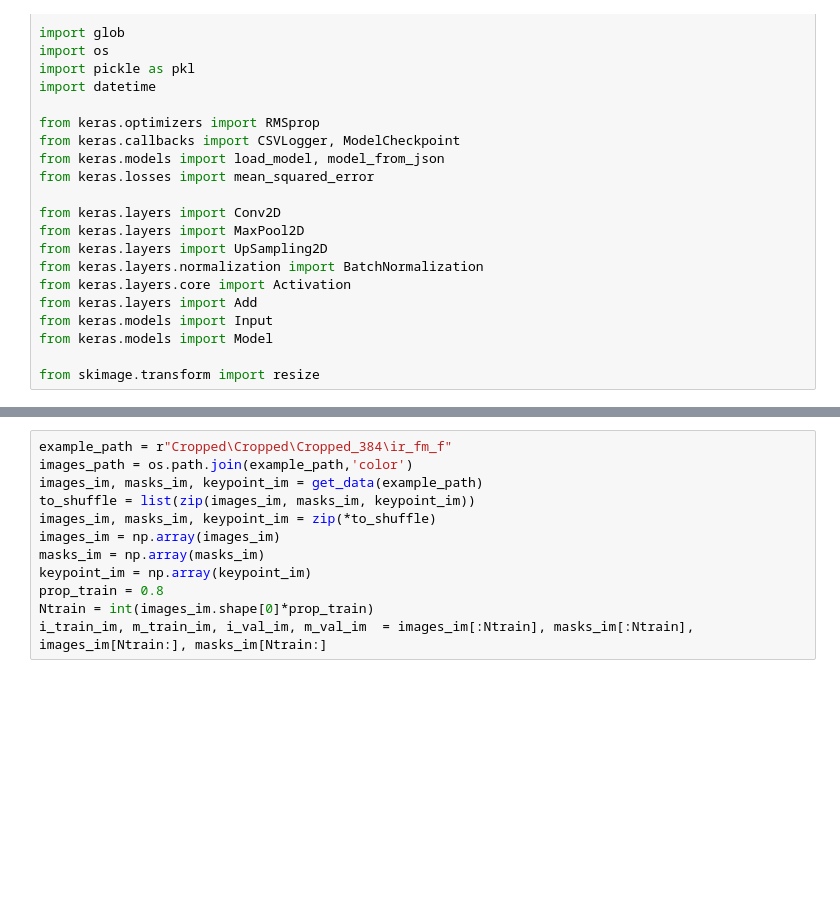
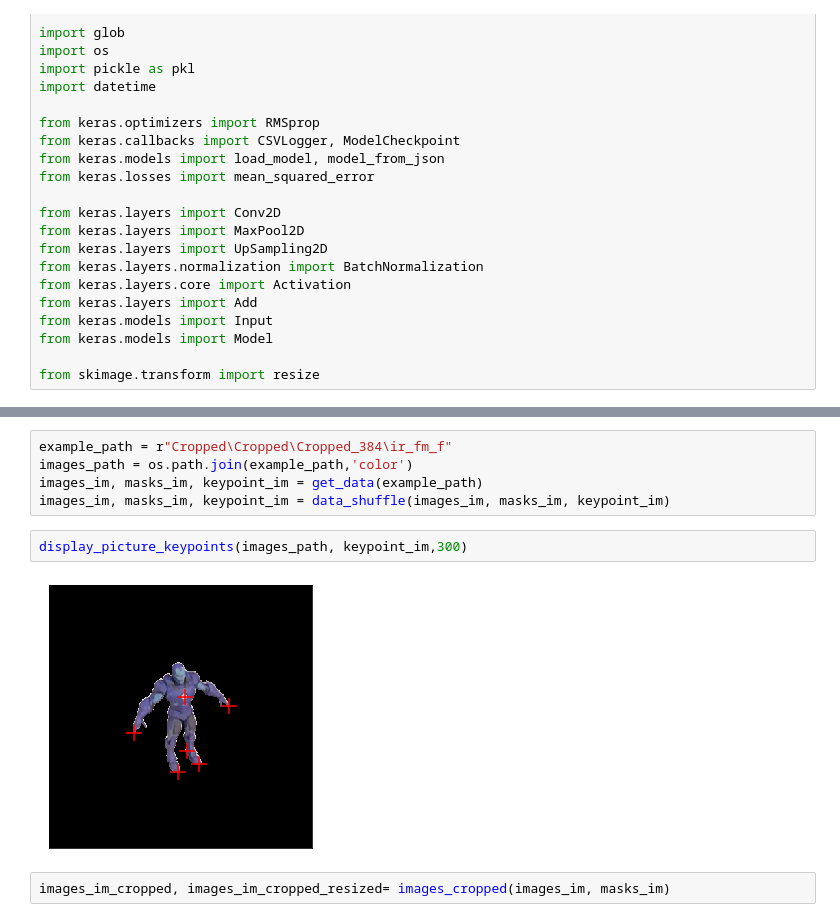
Before and after one commit to smastein/UM--projekt, a Jupyter notebook: Untitled.ipynb, the cells around one changed output, grey strips where cells are left out. Saved outputs shown, nothing was run; the diff lists cells and outputs as text; blank space fills up the shorter version.

```diff
--- a/Untitled.ipynb
+++ b/Untitled.ipynb
@@ -63,12 +265,11 @@ def gaussian_k(x0,y0,sigma, width, height):
 example_path = r"Cropped\Cropped\Cropped_384\ir_fm_f"
 images_path = os.path.join(example_path,'color')
 images_im, masks_im, keypoint_im = get_data(example_path)
-to_shuffle = list(zip(images_im, masks_im, keypoint_im))
-images_im, masks_im, keypoint_im = zip(*to_shuffle)
-images_im = np.array(images_im)
-masks_im = np.array(masks_im)
-keypoint_im = np.array(keypoint_im)
-prop_train = 0.8
-Ntrain = int(images_im.shape[0]*prop_train)
-i_train_im, m_train_im, i_val_im, m_val_im  = images_im[:Ntrain], masks_im[:Ntrain], images_im[Ntrain:], masks_im[Ntrain:]
+images_im, masks_im, keypoint_im = data_shuffle(images_im, masks_im, keypoint_im)
+# %%
+display_picture_keypoints(images_path, keypoint_im,300)
+# %% [output]
+[figure, added]
+# %%
+images_im_cropped, images_im_cropped_resized= images_cropped(images_im, masks_im)
 # %%
```
Also changed, not shown: parts of 46 cells of this notebook.
